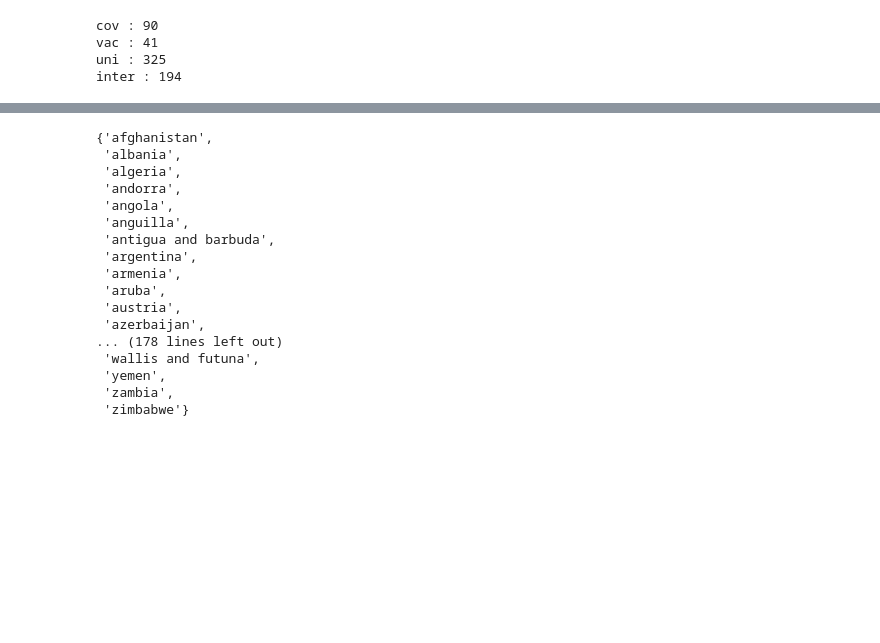
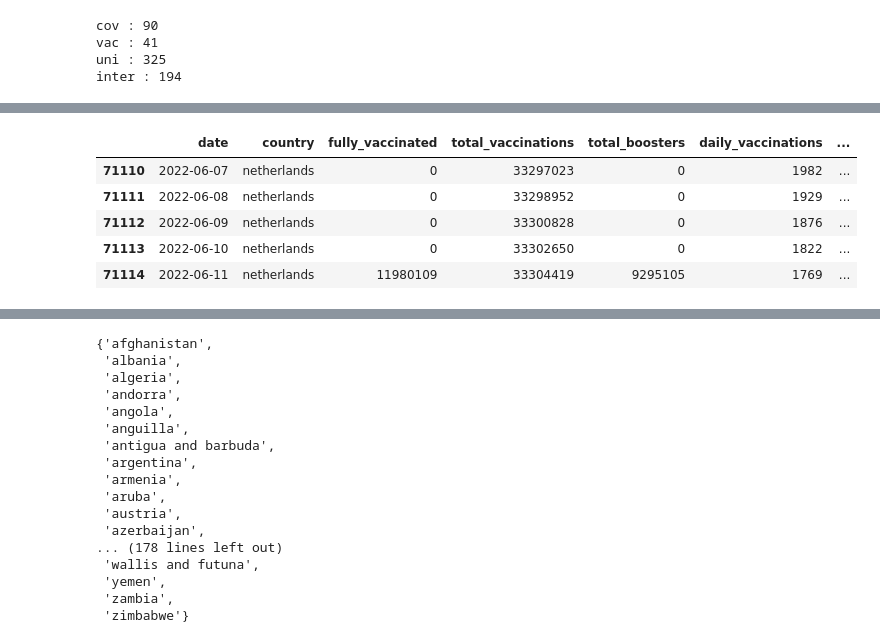
Before and after one commit to Akashkunwar/dscodes, a Jupyter notebook: cases_vaccination.ipynb, the cells around one changed output, grey strips where cells are left out. Saved outputs shown, nothing was run; the diff lists cells and outputs as text; code cells hidden in the pictures; blank space fills up the shorter version.

```diff
--- a/cases_vaccination.ipynb
+++ b/cases_vaccination.ipynb
@@ -328,0 +331,9 @@ inter = set(covid_df.country).intersection(set(vaccine_df.country))
+# %%
+vaccine_df[vaccine_df.country=='netherlands'].tail()
+# %% [output]
+|  | date | country | fully_vaccinated | total_vaccinations | total_boosters | daily_vaccinations | ... |
+| 71110 | 2022-06-07 | netherlands | 0 | 33297023 | 0 | 1982 | ... |
+| 71111 | 2022-06-08 | netherlands | 0 | 33298952 | 0 | 1929 | ... |
+| 71112 | 2022-06-09 | netherlands | 0 | 33300828 | 0 | 1876 | ... |
+| 71113 | 2022-06-10 | netherlands | 0 | 33302650 | 0 | 1822 | ... |
+| 71114 | 2022-06-11 | netherlands | 11980109 | 33304419 | 9295105 | 1769 | ... |
```
Also changed, not shown: parts of 21 cells of this notebook.
